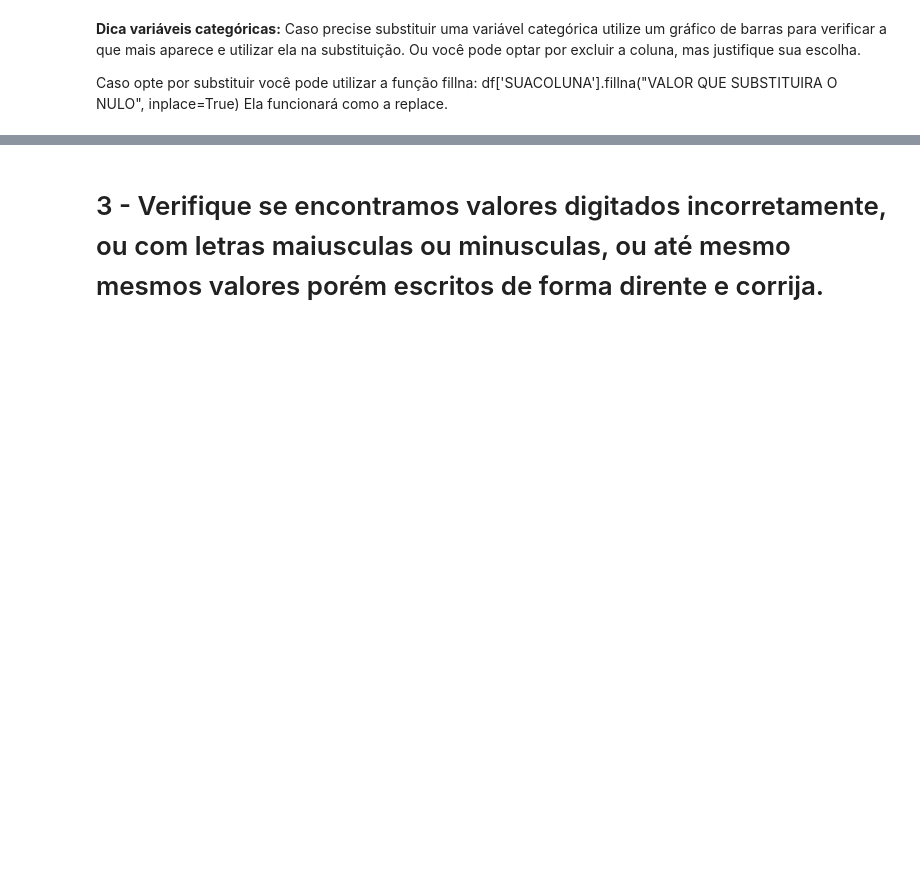
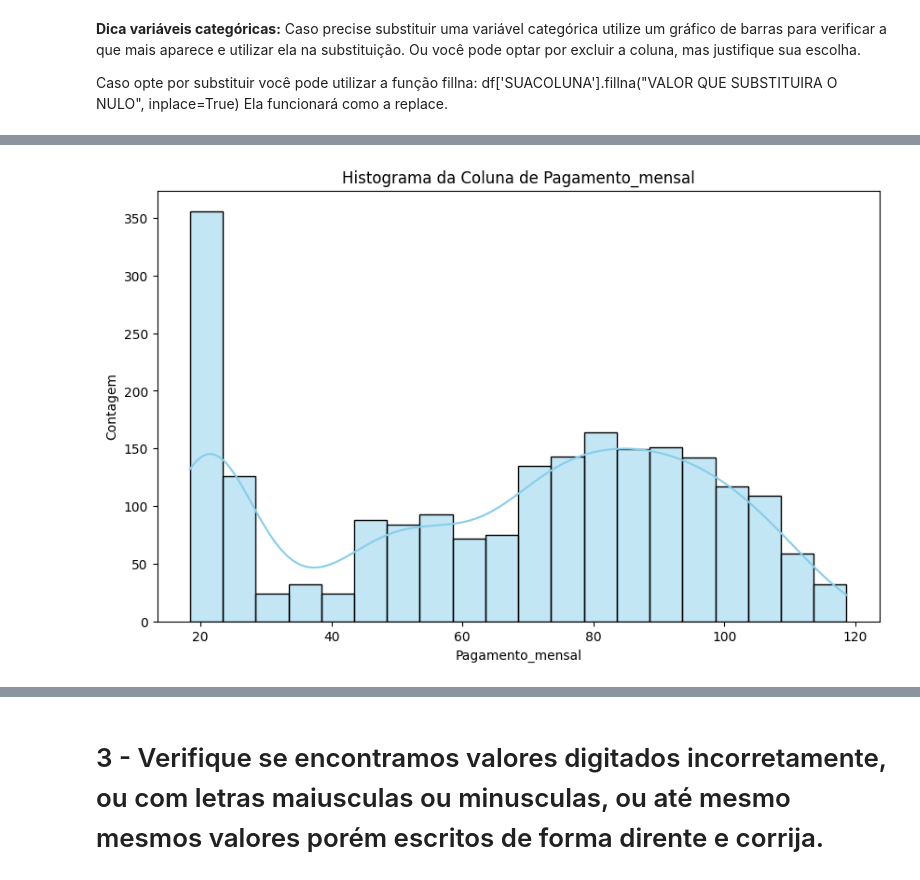
Before and after one commit to Rafarosa/ciencia_de_dados_v2, a Jupyter notebook: 05 - Pré-Modelagem/01 - Pré Processamento dos Dados - A primeira etapa Pré Modelagem/Pratica/Profissao Cientista de Dados M14 Pratique.ipynb, the cells around one changed output, grey strips where cells are left out. Saved outputs shown, nothing was run; the diff lists cells and outputs as text; code cells hidden in the pictures; blank space fills up the shorter version.

```diff
--- a/05 - Pré-Modelagem/01 - Pré Processamento dos Dados - A primeira etapa Pré Modelagem/Pratica/Profissao Cientista de Dados M14 Pratique.ipynb
+++ b/05 - Pré-Modelagem/01 - Pré Processamento dos Dados - A primeira etapa Pré Modelagem/Pratica/Profissao Cientista de Dados M14 Pratique.ipynb
@@ -209,0 +308,10 @@ Ela funcionará como a replace.
+# %%
+# Plotando um histograma dos 'Pagamento_mensal' para analisarmos a distribuição dos dados
+plt.figure(figsize=(10, 6))
+sns.histplot(data=df, x= 'Pagamento_Mensal', bins=20, kde=True, color='skyblue')
+plt.title('Histograma da Coluna de Pagamento_mensal')
+plt.xlabel('Pagamento_mensal')
+plt.ylabel('Contagem')
+plt.show()
+# %% [output]
+[figure, added]
```
Also changed, not shown: parts of 15 cells of this notebook.
